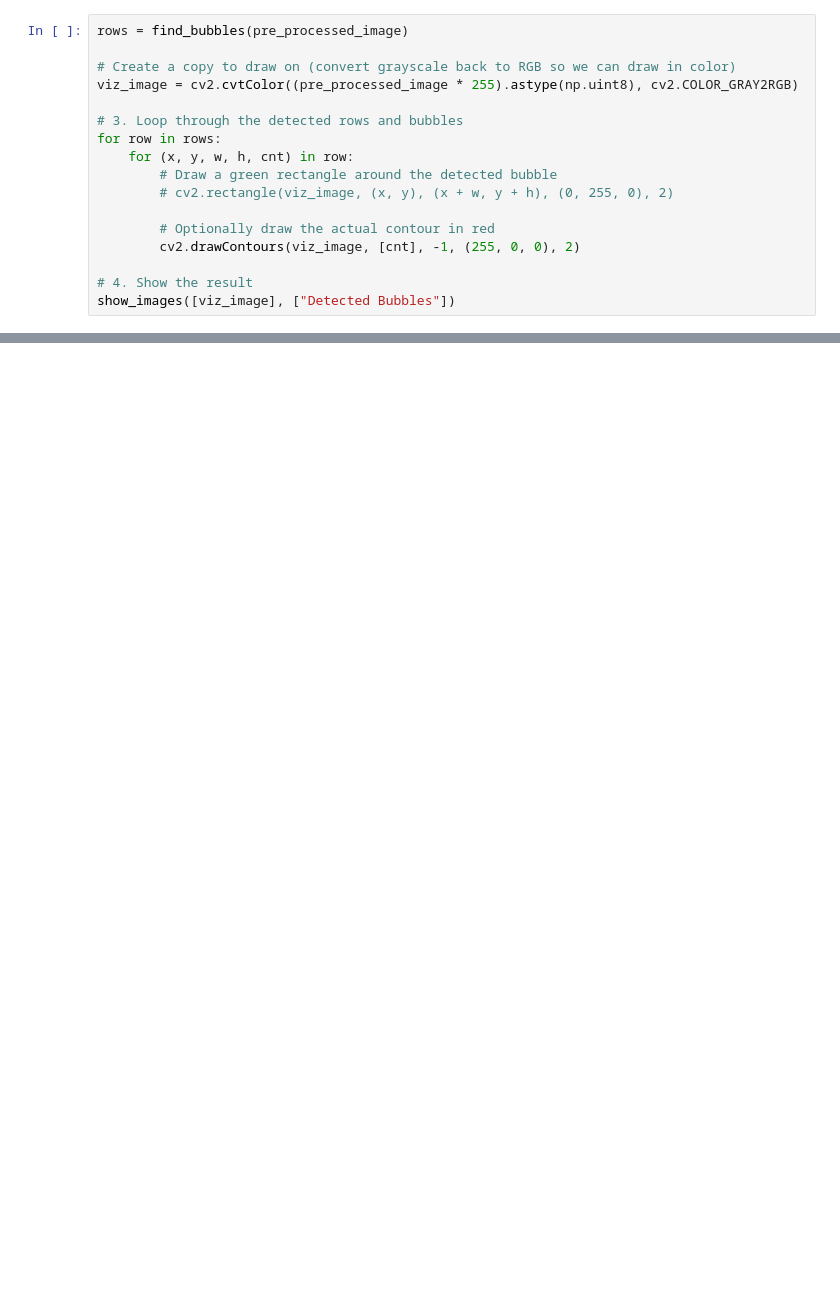
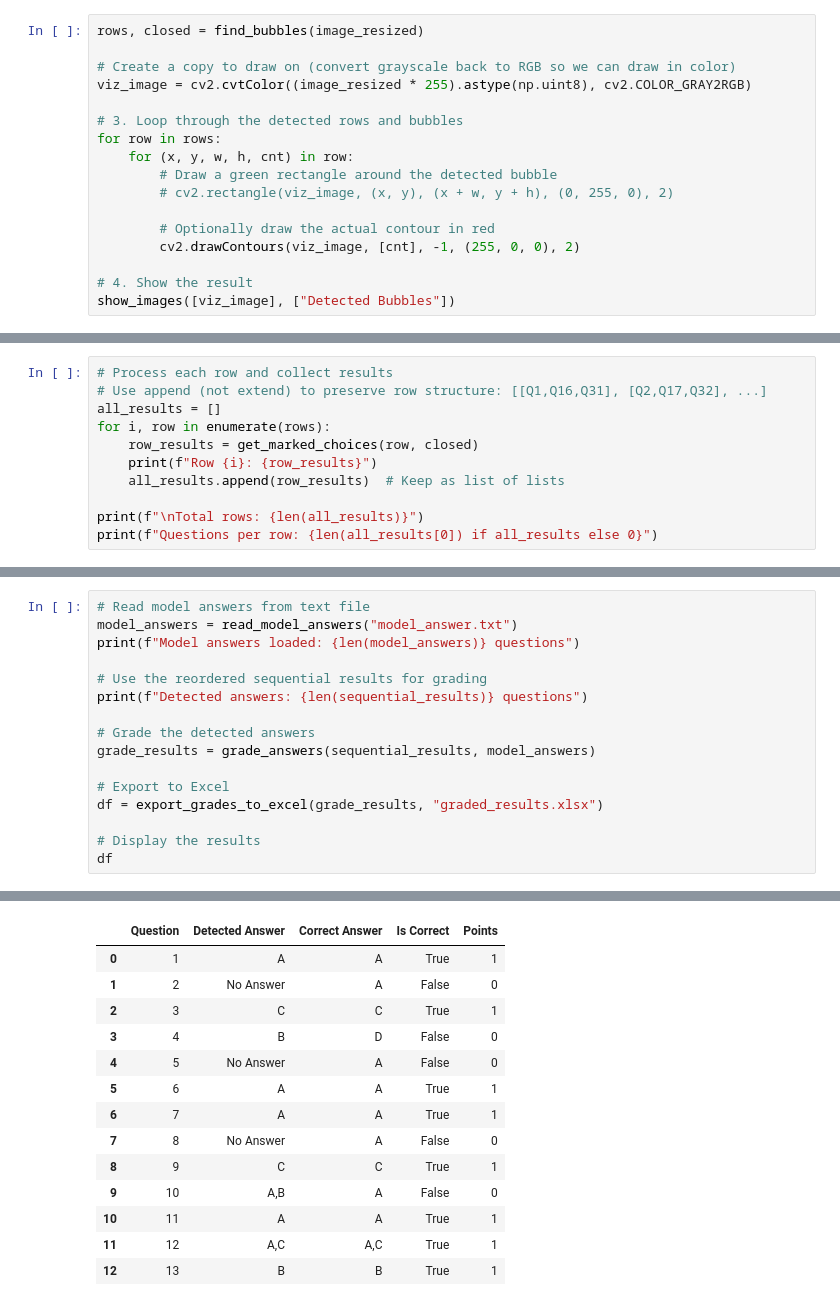
Before and after one commit to mariofouad/Grades-Auto-Filler, a Jupyter notebook: module_2.ipynb, the cells around one changed output, grey strips where cells are left out. Drawn from its saved outputs; the diff is of its cells as text; blank space fills up the shorter version.

```diff
--- a/module_2.ipynb
+++ b/module_2.ipynb
@@ -164,8 +139,8 @@ def find_bubbles(image_gray):
 # %%
-rows = find_bubbles(pre_processed_image)
+rows, closed = find_bubbles(image_resized)
 
 # Create a copy to draw on (convert grayscale back to RGB so we can draw in color)
-viz_image = cv2.cvtColor((pre_processed_image * 255).astype(np.uint8), cv2.COLOR_GRAY2RGB)
+viz_image = cv2.cvtColor((image_resized * 255).astype(np.uint8), cv2.COLOR_GRAY2RGB)
 
 # 3. Loop through the detected rows and bubbles
 for row in rows:
@@ -183,0 +236,11 @@ show_images([viz_image], ["Detected Bubbles"])
+# %%
+# Process each row and collect results
+# Use append (not extend) to preserve row structure: [[Q1,Q16,Q31], [Q2,Q17,Q32], ...]
+all_results = []
+for i, row in enumerate(rows):
+    row_results = get_marked_choices(row, closed)
+    print(f"Row {i}: {row_results}")
+    all_results.append(row_results)  # Keep as list of lists
+
+print(f"\nTotal rows: {len(all_results)}")
+print(f"Questions per row: {len(all_results[0]) if all_results else 0}")
@@ -183,0 +433,17 @@ show_images([viz_image], ["Detected Bubbles"])
+# %%
+# Read model answers from text file
+model_answers = read_model_answers("model_answer.txt")
+print(f"Model answers loaded: {len(model_answers)} questions")
+
+# Use the reordered sequential results for grading
+print(f"Detected answers: {len(sequential_results)} questions")
+
+# Grade the detected answers
+grade_results = grade_answers(sequential_results, model_answers)
+
+# Export to Excel
+df = export_grades_to_excel(grade_results, "graded_results.xlsx")
+
+# Display the results
+df
+# %% [output]
@@ -183,0 +454,14 @@ show_images([viz_image], ["Detected Bubbles"])
+|  | Question | Detected Answer | Correct Answer | Is Correct | Points |
+| 0 | 1 | A | A | True | 1 |
+| 1 | 2 | No Answer | A | False | 0 |
+| 2 | 3 | C | C | True | 1 |
+| 3 | 4 | B | D | False | 0 |
+| 4 | 5 | No Answer | A | False | 0 |
+| 5 | 6 | A | A | True | 1 |
+| 6 | 7 | A | A | True | 1 |
+| 7 | 8 | No Answer | A | False | 0 |
+| 8 | 9 | C | C | True | 1 |
+| 9 | 10 | A,B | A | False | 0 |
+| 10 | 11 | A | A | True | 1 |
+| 11 | 12 | A,C | A,C | True | 1 |
+| 12 | 13 | B | B | True | 1 |
```
Also changed, not shown: parts of 11 cells of this notebook, 6 other files.
